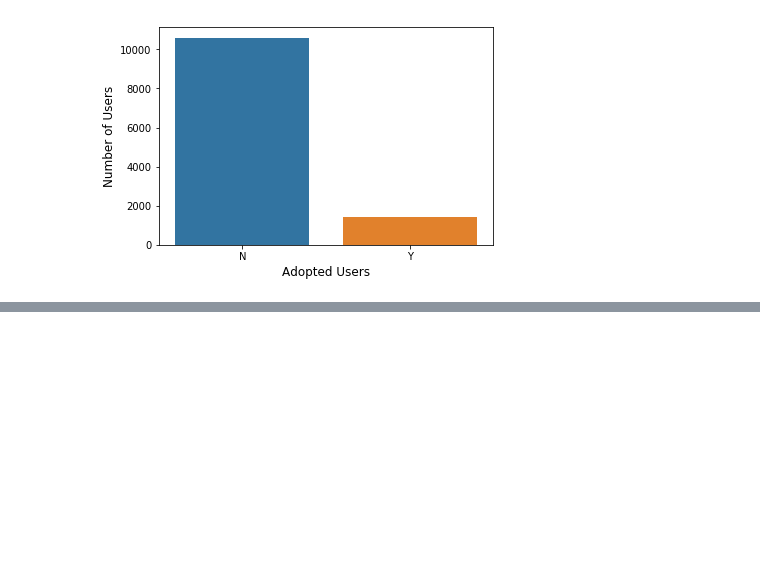
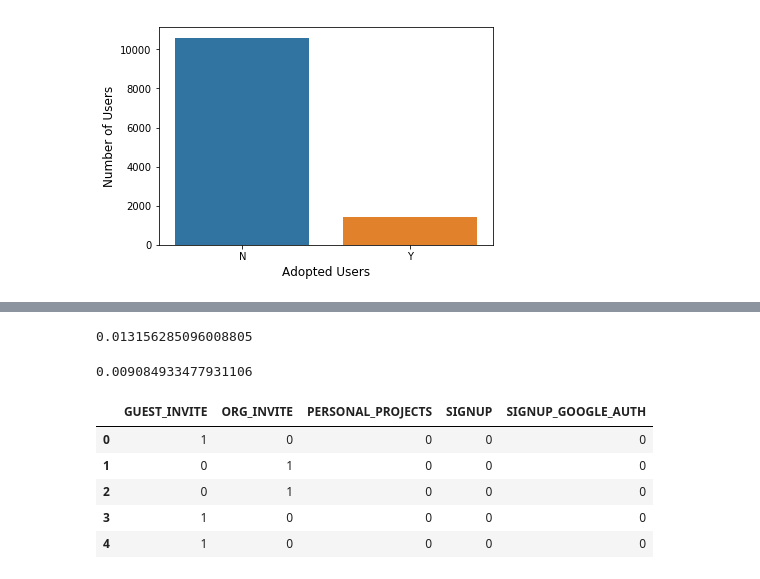
Before and after one commit to ravic1982/Springboard-Exercise, a Jupyter notebook: Take Home Challenge 2.ipynb, the cells around one changed output, grey strips where cells are left out. Cells and saved outputs as stored; diff of their text form; code cells hidden in the pictures; blank space fills up the shorter version.

```diff
--- a/Take Home Challenge 2.ipynb
+++ b/Take Home Challenge 2.ipynb
@@ -129,0 +130,2 @@ plt.show()
+# %%
+users_df['adopted_user_int'] = users_df['adopted_user_YN'].apply(lambda x: 0 if x == 'N' else 1)
@@ -129,0 +145,19 @@ plt.show()
+# %%
+np.corrcoef(opted_in_to_mailing_list, target_list)[0, 1]
+# %% [output]
+0.013156285096008805
+# %%
+np.corrcoef(enabled_for_marketing_drip, target_list)[0, 1]
+# %% [output]
+0.009084933477931106
+# %%
+a = pd.get_dummies(users_df['creation_source'])
+# %%
+a.head()
+# %% [output]
+|  | GUEST_INVITE | ORG_INVITE | PERSONAL_PROJECTS | SIGNUP | SIGNUP_GOOGLE_AUTH |
+| 0 | 1 | 0 | 0 | 0 | 0 |
+| 1 | 0 | 1 | 0 | 0 | 0 |
+| 2 | 0 | 1 | 0 | 0 | 0 |
+| 3 | 1 | 0 | 0 | 0 | 0 |
+| 4 | 1 | 0 | 0 | 0 | 0 |
```
Also changed, not shown: parts of 8 cells of this notebook.
